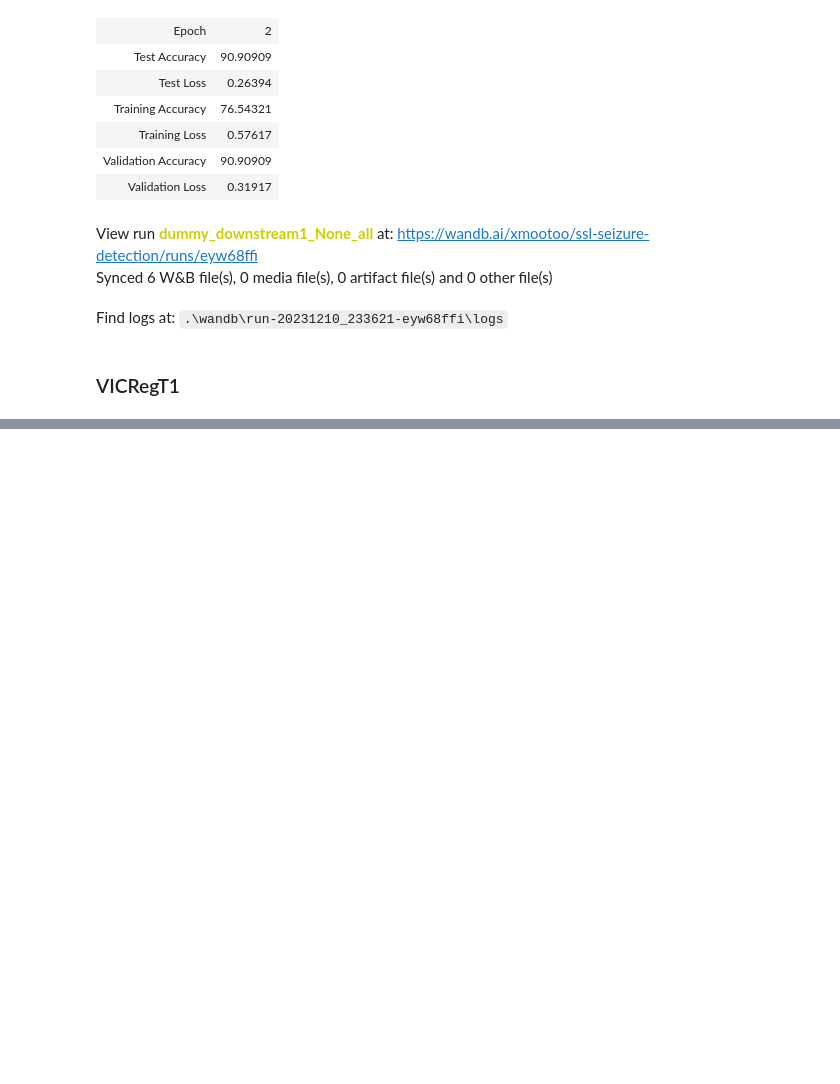
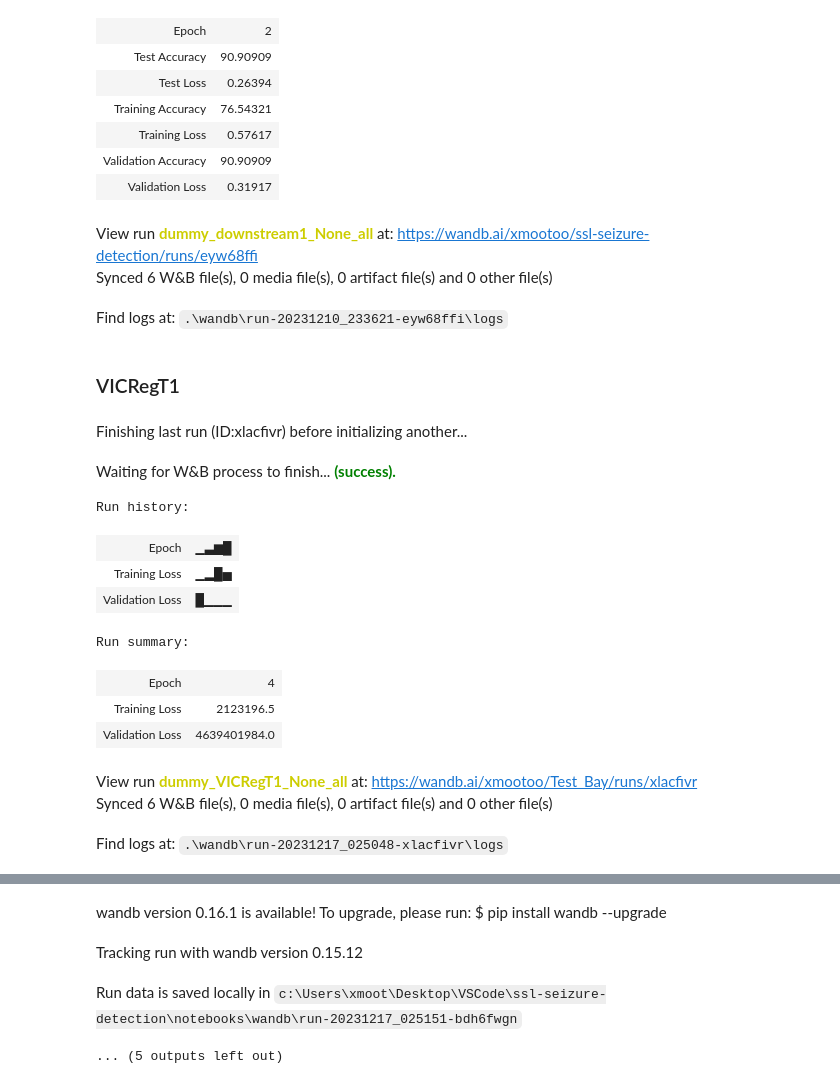
Before and after one commit to xmootoo/ssl-seizure-detection, a Jupyter notebook: notebooks/train.ipynb, the cells around one changed output, grey strips where cells are left out. Drawn from its saved outputs; the diff is of its cells as text; code cells hidden in the pictures; blank space fills up the shorter version.

```diff
--- a/notebooks/train.ipynb
+++ b/notebooks/train.ipynb
@@ -379,32 +354,48 @@ Find logs at: .\wandb\run-20231210_233621-eyw68ffi\logs
 # %%
 import sys
 sys.path.append('../src')
 from train import train
 
 # PC
 data_path = r"C:\Users\xmoot\Desktop\Data\ssl-seizure-detection\patient_pyg\jh101\VICRegT1"
 logdir = r"C:\Users\xmoot\Desktop\Data\ssl-seizure-detection\patient_pyg\test"
 
 # Model and loss parameters
 config = {
     "num_node_features": 9,
     "num_edge_features": 3,
     "hidden_channels": [64, 128, 128, 512, 512, 512],
     "batch_norm": True,
     "dropout": True,
     "p": 0.1,
+    "classify": None,
+    "head": None,
     }
 
 loss_config = {
     "loss_coeffs":(25, 25, 1),
     "y_scale":True,
     "gamma": 1,
     "epsilon": 1e-4,
     }
 
 
-train(data_path=data_path, logdir=logdir, patient_id="dummy", epochs=4, config=config, data_size=1.0, val_ratio=0.2, test_ratio=0.0,
+train(data_path=data_path, logdir=logdir, patient_id="dummy", epochs=350, config=config, data_size=0.01, val_ratio=0.2, test_ratio=0.0,
           batch_size=256, num_workers=4, lr=0.2, weight_decay=1e-6, model_id="VICRegT1", timing=True,
-          classify=None, head=None, dropout=True, datetime_id=None, run_type="all", frozen=False,
+          classify=None, head=None, dropout=True, datetime_id=None, run_type="all", requires_grad=False,
           model_path=None, model_dict_path=None, transfer_id=None, train_ratio=None, loss_config=loss_config,
-          project_id="Test_Bay", patience = 20)
+          project_id="Test_Bay", patience = 20, eta_min=1e-5)
+# %% [output]
+Finishing last run (ID:xlacfivr) before initializing another...
+Waiting for W&B process to finish... (success).
+Run history:
+| Epoch | ▁▃▆█ |
+| Training Loss | ▁▂█▅ |
+| Validation Loss | █▁▁▁ |
+Run summary:
+| Epoch | 4 |
+| Training Loss | 2123196.5 |
+| Validation Loss | 4639401984.0 |
+View run dummy_VICRegT1_None_all at: https://wandb.ai/xmootoo/Test_Bay/runs/xlacfivr
+Synced 6 W&B file(s), 0 media file(s), 0 artifact file(s) and 0 other file(s)
+Find logs at: .\wandb\run-20231217_025048-xlacfivr\logs
@@ -410,0 +403,4 @@ train(data_path=data_path, logdir=logdir, patient_id="dummy", epochs=4, config=c
+wandb version 0.16.1 is available! To upgrade, please run: $ pip install wandb --upgrade
+Tracking run with wandb version 0.15.12
+Run data is saved locally in c:\Users\xmoot\Desktop\VSCode\ssl-seizure-detection\notebooks\wandb\run-20231217_025151-bdh6fwgn
+... (5 outputs left out)
```
Also changed, not shown: parts of 5 cells of this notebook, 5 other files.
